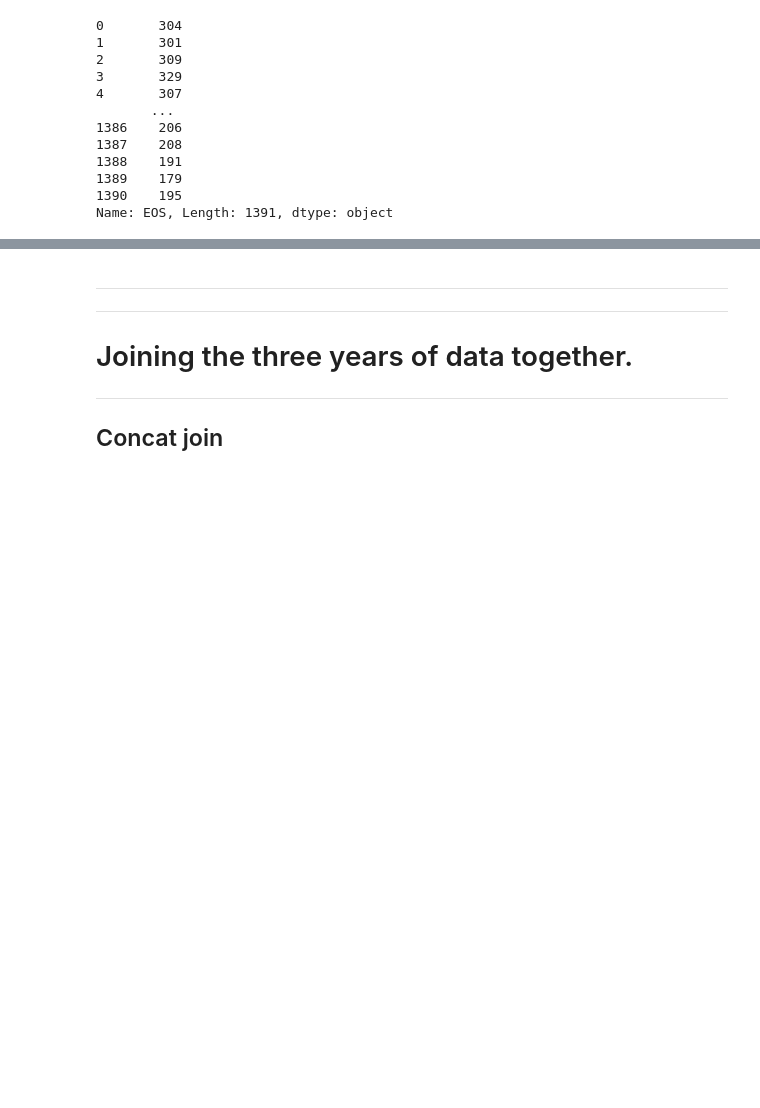
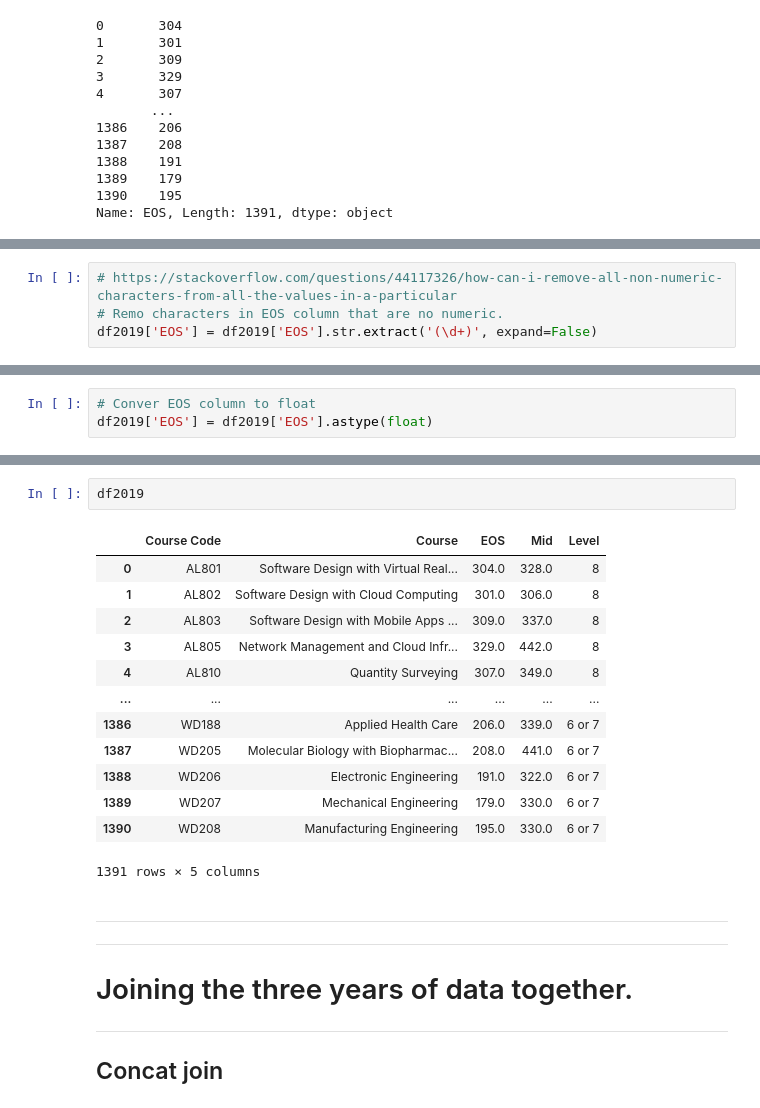
Before and after one commit to fionnmccarthy/Fundamentals-of-Data-Analysis, a Jupyter notebook: cao.ipynb, the cells around one changed output, grey strips where cells are left out. Saved outputs shown, nothing was run; the diff lists cells and outputs as text; blank space fills up the shorter version.

Commit message:
Fixed errors on 2019 dataframe, removed # and * from EOS column. Change EOS to float data type

```diff
--- a/cao.ipynb
+++ b/cao.ipynb
@@ -422,0 +425,4 @@ KeyError: -1
+# %%
+# https://stackoverflow.com/questions/44117326/how-can-i-remove-all-non-numeric-characters-from-all-the-values-in-a-particular
+# Remo characters in EOS column that are no numeric.
+df2019['EOS'] = df2019['EOS'].str.extract('(\d+)', expand=False)
@@ -422,0 +466,3 @@ KeyError: -1
+# %%
+# Conver EOS column to float
+df2019['EOS'] = df2019['EOS'].astype(float)
@@ -423,3 +478,19 @@ KeyError: -1
+# %%
+df2019
+# %% [output]
+|  | Course Code | Course | EOS | Mid | Level |
+| 0 | AL801 | Software Design with Virtual Real... | 304.0 | 328.0 | 8 |
+| 1 | AL802 | Software Design with Cloud Computing | 301.0 | 306.0 | 8 |
+| 2 | AL803 | Software Design with Mobile Apps ... | 309.0 | 337.0 | 8 |
+| 3 | AL805 | Network Management and Cloud Infr... | 329.0 | 442.0 | 8 |
+| 4 | AL810 | Quantity Surveying | 307.0 | 349.0 | 8 |
+| ... | ... | ... | ... | ... | ... |
+| 1386 | WD188 | Applied Health Care | 206.0 | 339.0 | 6 or 7 |
+| 1387 | WD205 | Molecular Biology with Biopharmac... | 208.0 | 441.0 | 6 or 7 |
+| 1388 | WD206 | Electronic Engineering | 191.0 | 322.0 | 6 or 7 |
+| 1389 | WD207 | Mechanical Engineering | 179.0 | 330.0 | 6 or 7 |
+| 1390 | WD208 | Manufacturing Engineering | 195.0 | 330.0 | 6 or 7 |
+1391 rows × 5 columns
 # %% [markdown]
 ***
 ***
```
Also changed, not shown: parts of 24 cells of this notebook, 12 other files.
